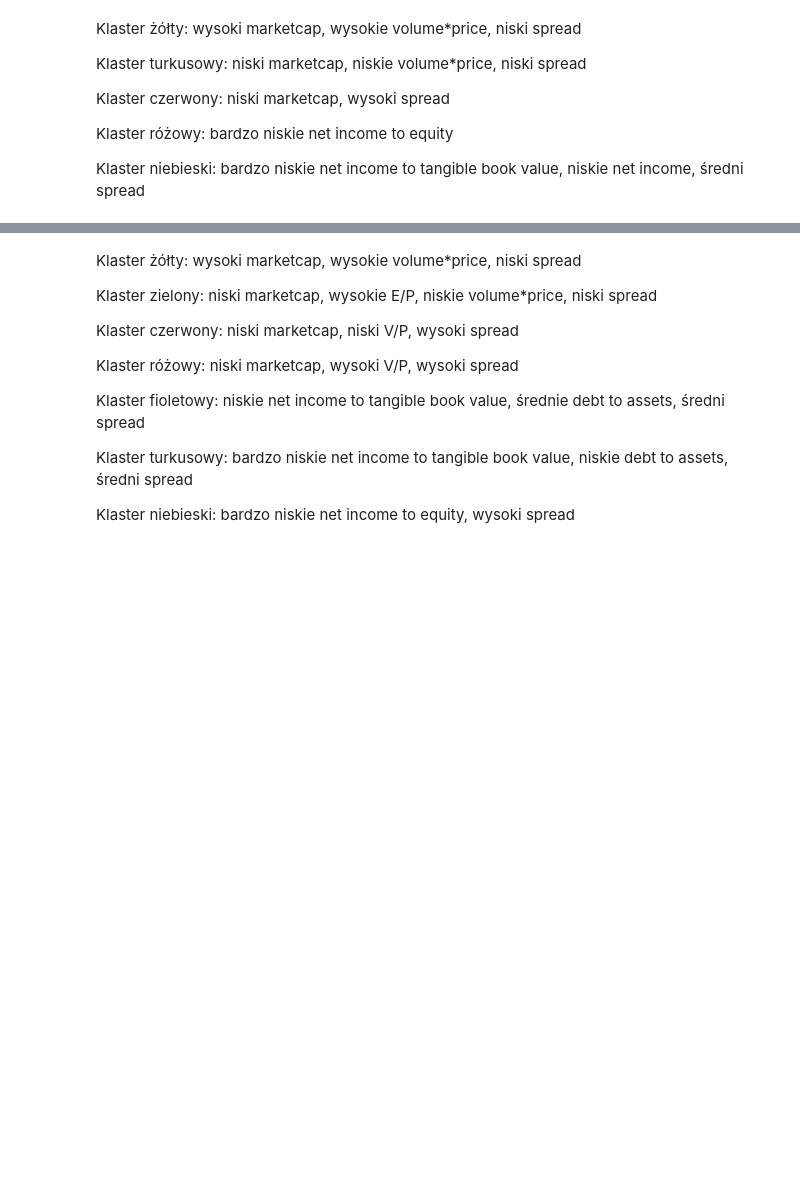
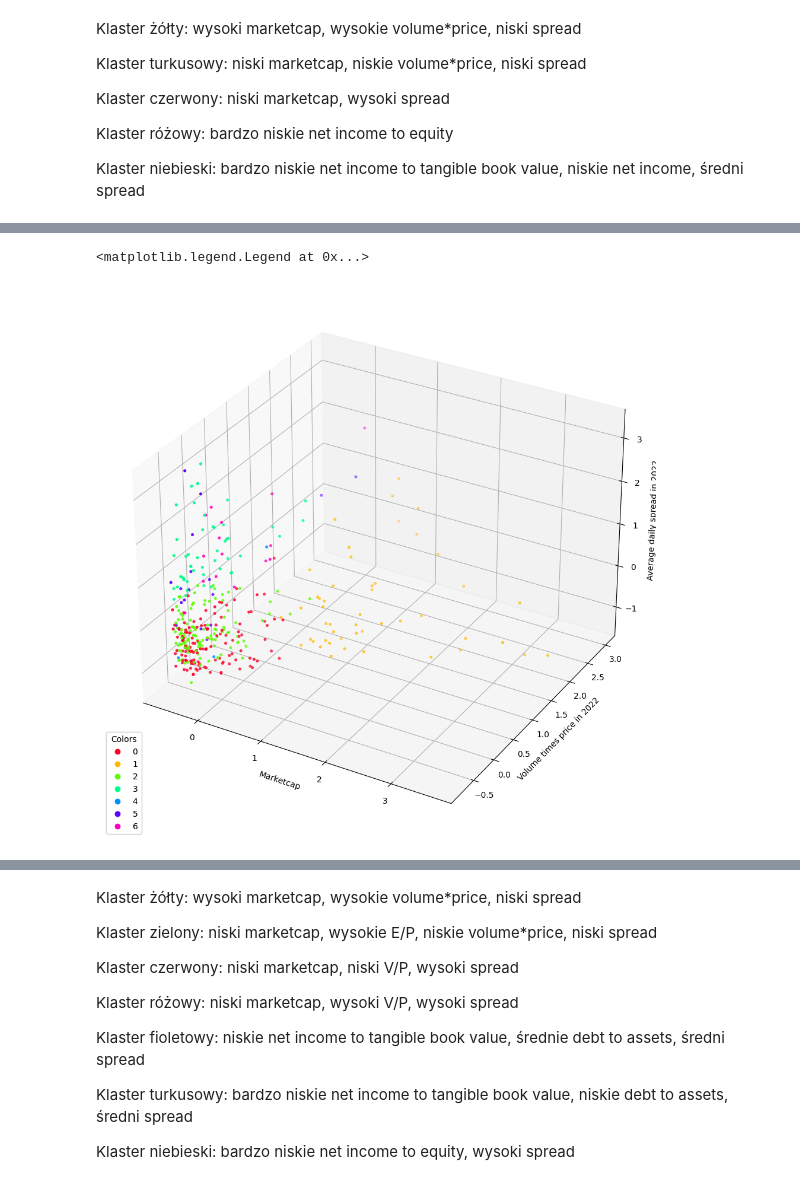
Before and after one commit to codespaghettifier/sp500-exploration, a Jupyter notebook: exploration.ipynb, the cells around one changed output, grey strips where cells are left out. Saved outputs shown, nothing was run; the diff lists cells and outputs as text; code cells hidden in the pictures; blank space fills up the shorter version.

```diff
--- a/exploration.ipynb
+++ b/exploration.ipynb
@@ -859,15 +937,18 @@ df_7['klaster'] = kmeans.predict(df_7.drop(columns=['ticker']))
 # %%
 # Plot clusters in marketcap, volume times price, average daily spread space
 fig, ax = get_fig_ax(figsize=(16, 12), subplot_kw={'projection': '3d'})
-scatter = ax.scatter(marketcap, volume_times_price_in_2022, average_daily_spread_in_2022, c=df_7['klaster'], s=7, cmap='gist_rainbow')
+scatter = ax.scatter(df_7['marketcapStandardized'], df_7['volumeTimesPriceIn2022Standardized'], df_7['averageDailySpreadIn2022Standardized'], c=df_7['klaster'], s=7, cmap='gist_rainbow')
 ax.set_xlabel('Marketcap')
 ax.set_ylabel('Volume times price in 2022')
 ax.set_zlabel('Average daily spread in 2022')
 legend1 = ax.legend(*scatter.legend_elements(),
                     loc="lower left", title="Colors")
 ax.add_artist(legend1)
 
 # ax.set_ylim(ax.get_ylim()[::-1])
+# %% [output]
+<matplotlib.legend.Legend at 0x...>
+[figure, added]
 # %%
 # Plot clusters in marketcap, volume times price, average daily spread space
 fig, ax = get_fig_ax(figsize=(16, 12), subplot_kw={'projection': '3d'})
```
Also changed, not shown: parts of 17 cells of this notebook.
